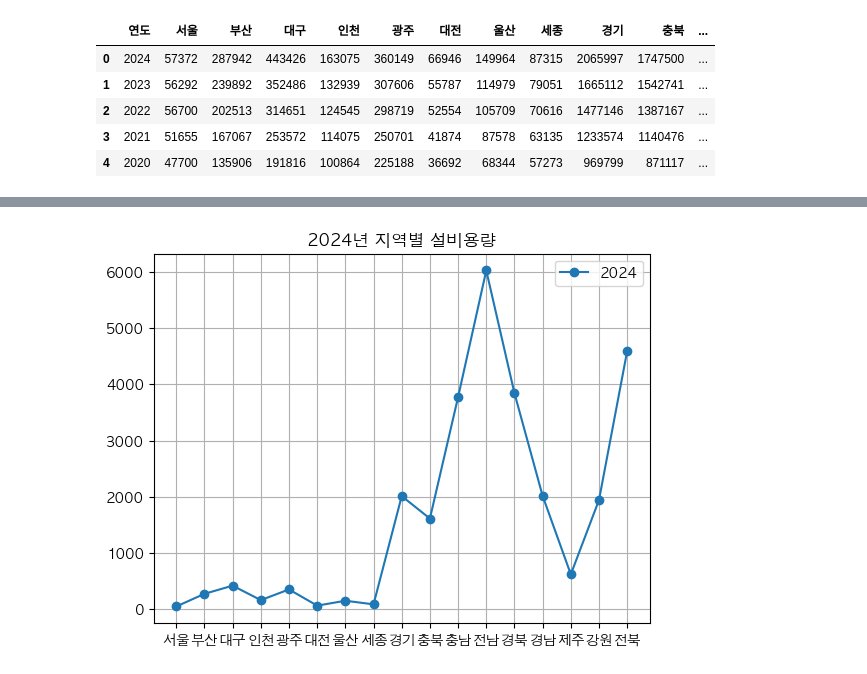
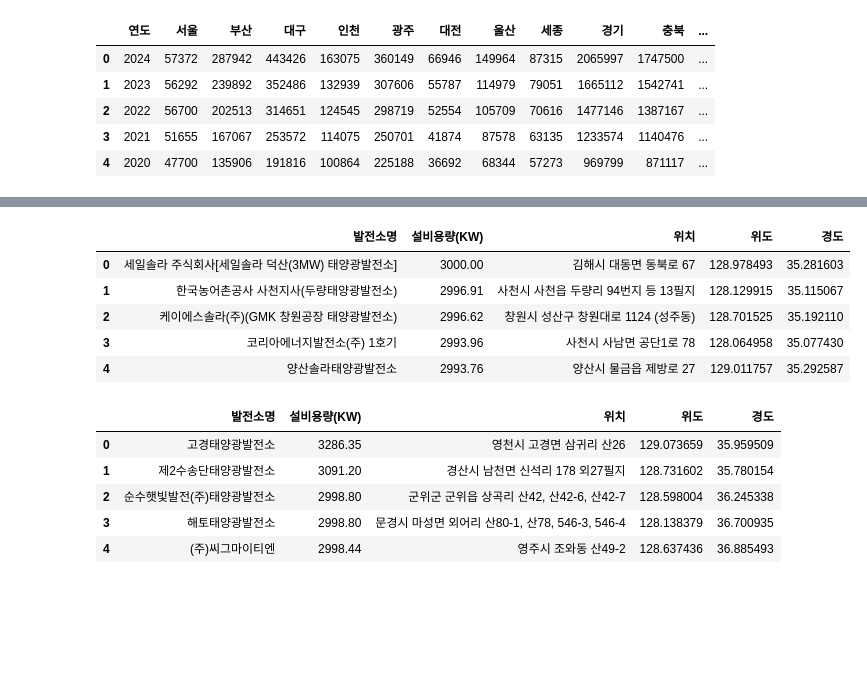
Before and after one commit to taehyunan-99/project_seasonal_renewable_energy, a Jupyter notebook: main.ipynb, the cells around one changed output, grey strips where cells are left out. Cells and saved outputs as stored; diff of their text form; code cells hidden in the pictures; blank space fills up the shorter version.

```diff
--- a/main.ipynb
+++ b/main.ipynb
@@ -594,12 +311,30 @@ plt.show()
-# %%
-# 연도별 각 지역 설비용량 선 그래프 만들기
-I_C_by_region_by_year= pd.read_excel('dataset/지역별_연도별_설비용량.xlsx')
-x = I_C_by_region_by_year.columns[1:18]
-y = I_C_by_region_by_year.iloc[0,1:18]
-plt.plot(x,y,marker = 'o', label = "2024")
-plt.title('2024년 지역별 설비용량')
-plt.legend()
-plt.grid()
-plt.show()
-# %% [output]
-[figure, removed]
+# %%
+# 경남 태양광 발전소 현황
+
+gn_solar = pd.read_csv("dataset/경상남도_태양광 발전설치현황.csv", encoding="cp949")
+
+# 설비용량 높은 순서대로 정렬
+gn_solar.sort_values(["설비용량(킬로와트)"],ascending=False, inplace=True)
+gn_solar.reset_index(drop=True, inplace=True)
+
+# 데이터 간소화
+gn_solar = gn_solar.head(5)[["상호", "설비용량(킬로와트)", "설치장소"]]
+
+# 컬럼명 통일
+gn_solar.rename(columns={"상호": "발전소명", "설비용량(킬로와트)": "설비용량(KW)", "설치장소": "위치"}, inplace=True)
+
+# 위도 / 경도 추가
+gn_solar["위도"] = [128.9784927,128.1299150,128.7015250,128.0649578,129.0117573]
+gn_solar["경도"] = [35.2816030,35.1150670,35.1921100,35.0774302,35.2925874]
+
+# 엑셀 파일 저장
+# gn_solar.to_excel("dataset/경남_설비목록.xlsx", index=False, engine="openpyxl")
+
+gn_solar
+# %% [output]
+|  | 발전소명 | 설비용량(KW) | 위치 | 위도 | 경도 |
+| 0 | 세일솔라 주식회사[세일솔라 덕산(3MW) 태양광발전소] | 3000.00 | 김해시 대동면 동북로 67 | 128.978493 | 35.281603 |
+| 1 | 한국농어촌공사 사천지사(두량태양광발전소) | 2996.91 | 사천시 사천읍 두량리 94번지 등 13필지 | 128.129915 | 35.115067 |
+| 2 | 케이에스솔라(주)(GMK 창원공장 태양광발전소) | 2996.62 | 창원시 성산구 창원대로 1124 (성주동) | 128.701525 | 35.192110 |
+| 3 | 코리아에너지발전소(주) 1호기 | 2993.96 | 사천시 사남면 공단1로 78 | 128.064958 | 35.077430 |
+| 4 | 양산솔라태양광발전소 | 2993.76 | 양산시 물금읍 제방로 27 | 129.011757 | 35.292587 |
@@ -605,0 +361,30 @@ plt.show()
+# %%
+# 경북 태양광 발전소 현황
+
+gb_solar = pd.read_csv("dataset/경상북도_태양광발전소 현황.csv", encoding="cp949")
+
+# 설비용량 높은 순서대로 정렬
+gb_solar.sort_values(["사업개시용량"],ascending=False, inplace=True)
+gb_solar.reset_index(drop=True, inplace=True)
+
+# 데이터 간소화
+gb_solar = gb_solar.head(5)[["발전소명", "사업개시용량", "설치장소"]]
+
+# 컬럼명 통일
+gb_solar.rename(columns={"발전소명": "발전소명", "사업개시용량": "설비용량(KW)", "설치장소": "위치"}, inplace=True)
+
+# 위도 / 경도 추가
+gb_solar["위도"] = [129.0736592,128.7316020,128.5980041,128.1383791,128.6374363]
+gb_solar["경도"] = [35.9595092,35.7801541,36.2453381,36.7009351,36.8854929]
+
+# 엑셀 파일 저장
+# gb_solar.to_excel("dataset/경북_설비목록.xlsx", index=False, engine="openpyxl")
+
+gb_solar
+# %% [output]
+|  | 발전소명 | 설비용량(KW) | 위치 | 위도 | 경도 |
+| 0 | 고경태양광발전소 | 3286.35 | 영천시 고경면 삼귀리 산26 | 129.073659 | 35.959509 |
+| 1 | 제2수송단태양광발전소 | 3091.20 | 경산시 남천면 신석리 178 외27필지 | 128.731602 | 35.780154 |
+| 2 | 순수햇빛발전(주)태양광발전소 | 2998.80 | 군위군 군위읍 상곡리 산42, 산42-6, 산42-7 | 128.598004 | 36.245338 |
+| 3 | 해토태양광발전소 | 2998.80 | 문경시 마성면 외어리 산80-1, 산78, 546-3, 546-4 | 128.138379 | 36.700935 |
+| 4 | (주)씨그마이티엔 | 2998.44 | 영주시 조와동 산49-2 | 128.637436 | 36.885493 |
```
Also changed, not shown: parts of 23 cells of this notebook, 3 other files.
